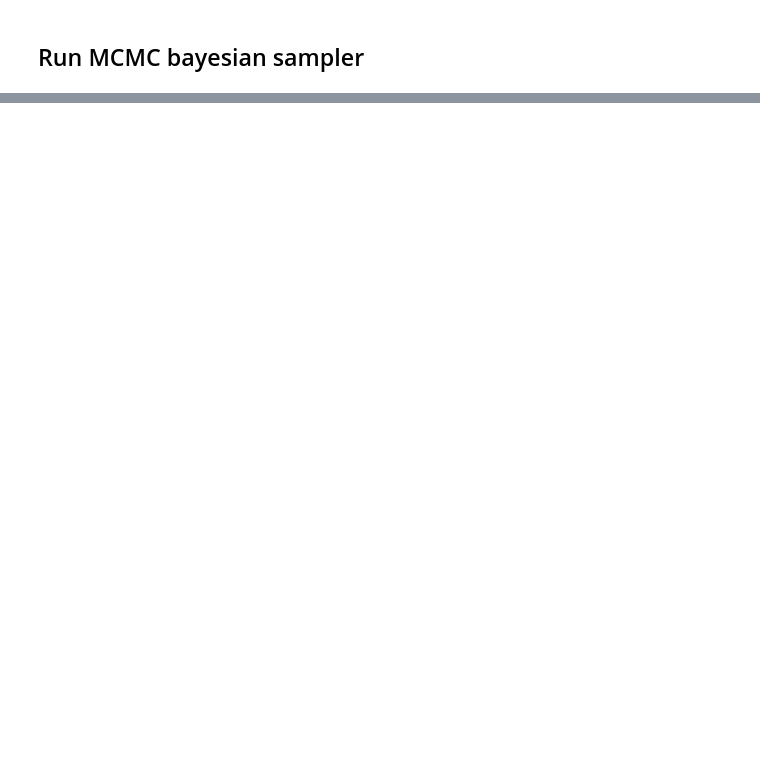
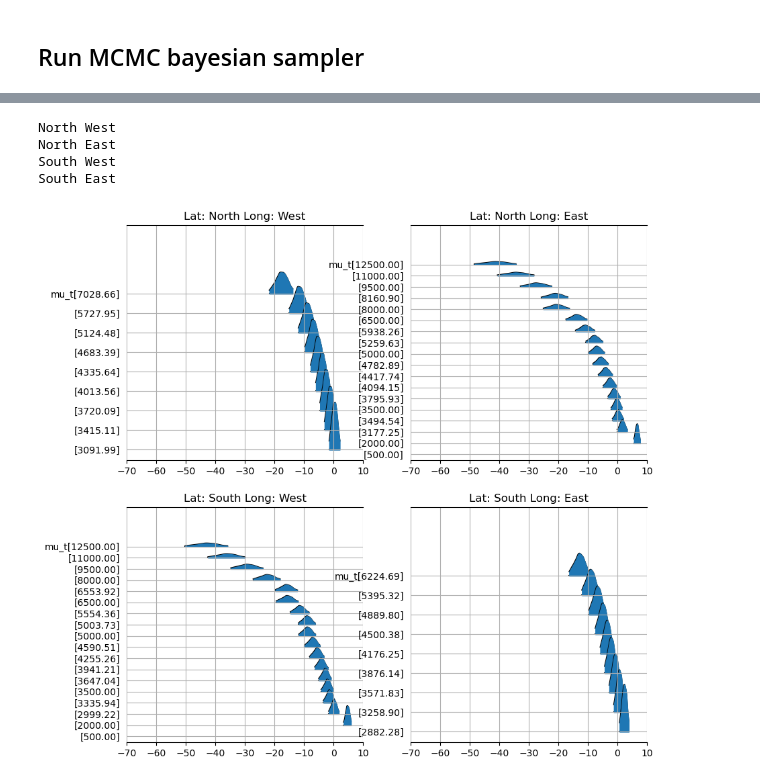
Before and after one commit to wmbelk/Weather, a Jupyter notebook: genEnv_TM_MCMC.ipynb, the cells around one changed output, grey strips where cells are left out. Saved outputs shown, nothing was run; the diff lists cells and outputs as text; code cells hidden in the pictures; blank space fills up the shorter version.

Commit message:
ordered plots

```diff
--- a/genEnv_TM_MCMC.ipynb
+++ b/genEnv_TM_MCMC.ipynb
@@ -432,21 +534,28 @@ labeller = DimCoordLabeller_alt(coords)
 # %%
 #figures with lat in coulmns and long in rows
 fig, ax = plt.subplots(2, 2, figsize=(10, 10))
 ax = ax.flatten()
 for i, ((N_S_label,N_S_idx), (E_W_label,E_W_idx)) in enumerate([[i,j]
                                   for i in [('North',idx_north),('South',idx_south)]
                                   for j in [('West',idx_west), ('East',idx_east)]]):
     print(N_S_label,E_W_label)
     ax[i].set_title(f'Lat: {N_S_label} Long: {E_W_label}')
     idx = np.intersect1d(N_S_idx,E_W_idx)
-    az.plot_forest(idata2.sel(alt_lat_long_time=idx),
+    az.plot_forest(idata2.sel(alt_lat_long_time=[x for x in idx_sortby_alt
+                                                 if np.any(np.isin(idx,x))]),
                    var_names=['mu_t'],
                    kind='ridgeplot',
                    combined=True, ax= ax[i],
                    labeller=labeller
                    )
     #align the y axis
     #ax[i].set_ylim(0, 10000)
     ax[i].set_xlim(-70, 10)
     ax[i].grid()
+# %% [output]
+North West
+North East
+South West
+South East
+[figure, added]
 # %%
```
Also changed, not shown: parts of 19 cells of this notebook.
